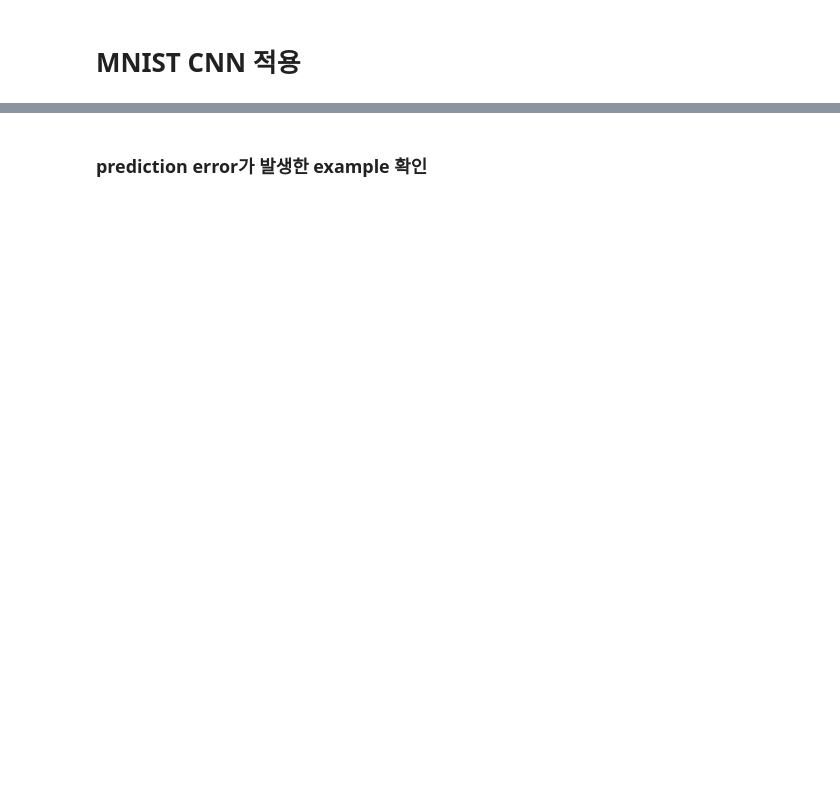
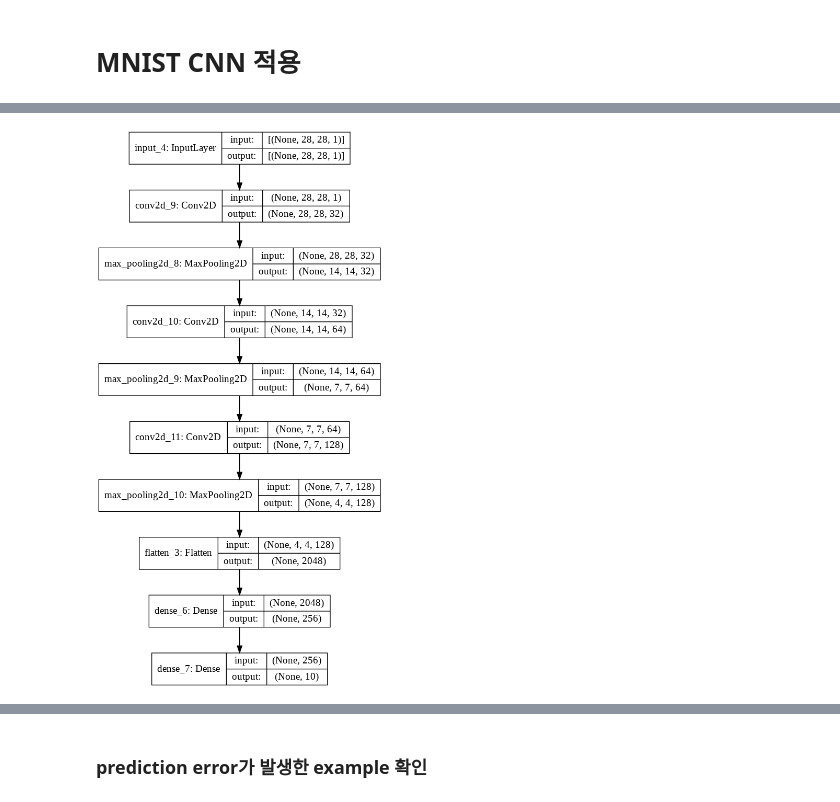
Before and after one commit to purple-cabbage0030/class_review, a Jupyter notebook: 13.deepLearning/07_CNN_MNIST분류_모델저장.ipynb, the cells around one changed output, grey strips where cells are left out. Cells and saved outputs as stored; diff of their text form; code cells hidden in the pictures; blank space fills up the shorter version.

```diff
--- a/13.deepLearning/07_CNN_MNIST분류_모델저장.ipynb
+++ b/13.deepLearning/07_CNN_MNIST분류_모델저장.ipynb
@@ -29,0 +69,3 @@ def plot_accuracy(history):
+# %%
+(train_img, train_label), (test_img, test_label) = keras.datasets.mnist.load_data()
+train_img.shape, test_img.shape
@@ -29,0 +122,39 @@ def plot_accuracy(history):
+# %%
+def create_mnist_model():
+  model = keras.Sequential()
+  # input layer - Convolution layer의 input shape은 반드시 3차원으로 지정해야 한다. (height, width, channel)
+  model.add(layers.InputLayer((28, 28, 1)))   # gray scale은 channel을 1로 지정
+
+  # convolution block
+  # conv layer: layers.Conv2D(filters=필터(kernel) 개수, kernel_size=filter의 shape(height, width가 같은 경우 하나만 써도 됨), padding=패딩 방식, strides=이동 간격(default가 (1,1), activation))
+  model.add(layers.Conv2D(filters=32, kernel_size=(3,3), padding='same', strides=(1,1), activation='relu'))
+
+  # max pooling layer: MaxPoolg2D() - feature map의 size를 줄여주는 역할
+  model.add(layers.MaxPool2D(pool_size=(2,2),  # size (height, width) - height와 width가 같은 경우에는 하나만 써줘도 된다.(default=(2,2))
+                           strides=(2,2),  # 이동 간격(상하, 좌우) - 동일할 경우 하나만 써도 된다.(default: pool_size)
+                           padding='same'  # 'same'(전체 input 모두 사용), 'valid'(마지막에 남는 영역은 버린다.) -> 보통 same으로 준다.
+                           ))
+
+  model.add(layers.Conv2D(filters=64,  # filter의 개수는 늘린다. == channel의 size는 늘린다.
+                          kernel_size=3,  # (3,3)임. -> 같은경우 정수 하나만 줘도 됨,
+                          # strides는 생략. default: 1
+                          padding='same',  # default: vaild라서 same으로 지정
+                          activation = 'relu'
+                          ))
+  model.add(layers.MaxPool2D(padding='same'))  # pool_size, strides 생략: 기본값 (2,2)
+  model.add(layers.Conv2D(filters=128, kernel_size = 3, padding = 'same', activation='relu'))
+  model.add(layers.MaxPool2D(padding='same'))
+
+  ### --- Dense Layer 추가 ###
+  # Flatten Layer 추가 : 3차원 -> 1차원
+  model.add(layers.Flatten())
+  model.add(layers.Dense(units=256, activation='relu'))  # Dense 레이어로 Hidden 추가.
+
+  ### 출력 ###
+  # 다중분류 출력 레이어 (10가지 클래스)
+  model.add(layers.Dense(units=10, activation='softmax'))
+  return model
+# %%
+model = create_mnist_model()
+model.compile(optimizer=keras.optimizers.Adam(learning_rate=LEARNING_RATE), loss='categorical_crossentropy', metrics=['accuracy'])
+model.summary()
@@ -29,0 +179,4 @@ def plot_accuracy(history):
+# %%
+keras.utils.plot_model(model, show_shapes=True)
+# %% [output]
+[figure, added]
```
Also changed, not shown: parts of 50 cells of this notebook.
